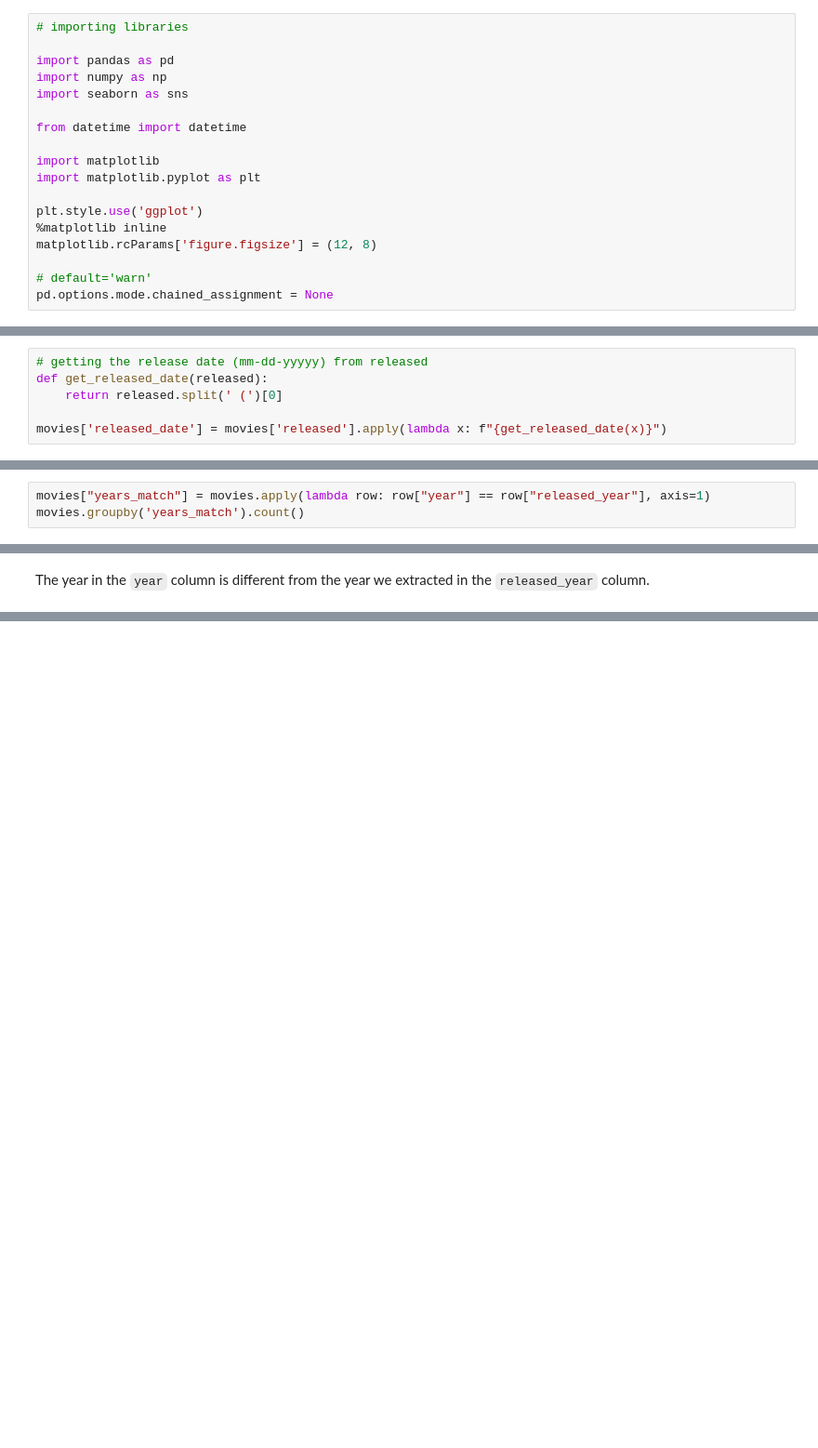
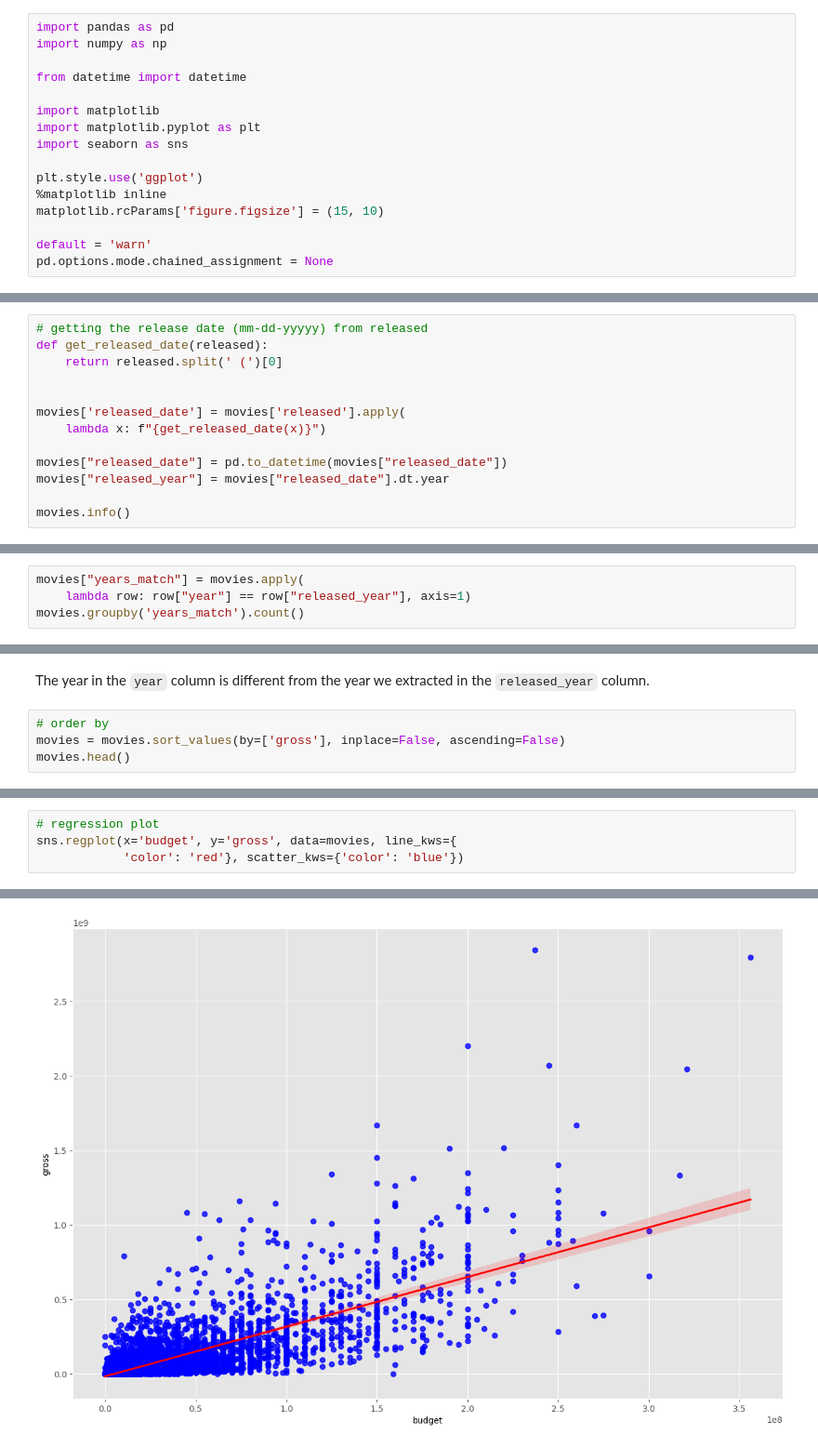
Before and after one commit to NtapeKnoxSiwale/Data-Analysis-Project-Portfolio, a Jupyter notebook: correlation_analysis/movies_correlation_analysis.ipynb, the cells around one changed output, grey strips where cells are left out. Shown at 93% size. Saved outputs shown, nothing was run; the diff lists cells and outputs as text; blank space fills up the shorter version.

```diff
--- a/correlation_analysis/movies_correlation_analysis.ipynb
+++ b/correlation_analysis/movies_correlation_analysis.ipynb
@@ -3,22 +8,20 @@
 # %% [markdown]
 ## Importing libraries
 # %%
-# importing libraries
-
 import pandas as pd
 import numpy as np
-import seaborn as sns
 
 from datetime import datetime
 
 import matplotlib
 import matplotlib.pyplot as plt
+import seaborn as sns
 
 plt.style.use('ggplot')
 %matplotlib inline
-matplotlib.rcParams['figure.figsize'] = (12, 8)
+matplotlib.rcParams['figure.figsize'] = (15, 10)
 
-# default='warn'
+default = 'warn'
 pd.options.mode.chained_assignment = None
 # %% [markdown]
 ## Loading data
@@ -178,4 +172,11 @@ dtype: int64
 def get_released_date(released):
     return released.split(' (')[0]
 
-movies['released_date'] = movies['released'].apply(lambda x: f"{get_released_date(x)}")
+
+movies['released_date'] = movies['released'].apply(
+    lambda x: f"{get_released_date(x)}")
+
+movies["released_date"] = pd.to_datetime(movies["released_date"])
+movies["released_year"] = movies["released_date"].dt.year
+
+movies.info()
@@ -205,5 +201,6 @@ memory usage: 762.3+ KB
 # %%
-movies["years_match"] = movies.apply(lambda row: row["year"] == row["released_year"], axis=1)
+movies["years_match"] = movies.apply(
+    lambda row: row["year"] == row["released_year"], axis=1)
 movies.groupby('years_match').count()
 # %% [output]
 |  | name | rating | genre | year | released | score | votes | director | writer | star | ... |
@@ -212,3 +209,7 @@ movies.groupby('years_match').count()
 | True | 4713 | 4713 | 4713 | 4713 | 4713 | 4713 | 4713 | 4713 | 4713 | 4713 | ... |
 # %% [markdown]
 The year in the `year` column is different from the year we extracted in the `released_year` column.
+# %%
+# order by
+movies = movies.sort_values(by=['gross'], inplace=False, ascending=False)
+movies.head()
@@ -216,0 +227,5 @@ The year in the `year` column is different from the year we extracted in the `re
+# %%
+# regression plot
+sns.regplot(x='budget', y='gross', data=movies, line_kws={
+            'color': 'red'}, scatter_kws={'color': 'blue'})
+# %% [output]
@@ -216,0 +233 @@ The year in the `year` column is different from the year we extracted in the `re
+[figure, added]
```
Also changed, not shown: parts of 24 cells of this notebook, 1 other file.
